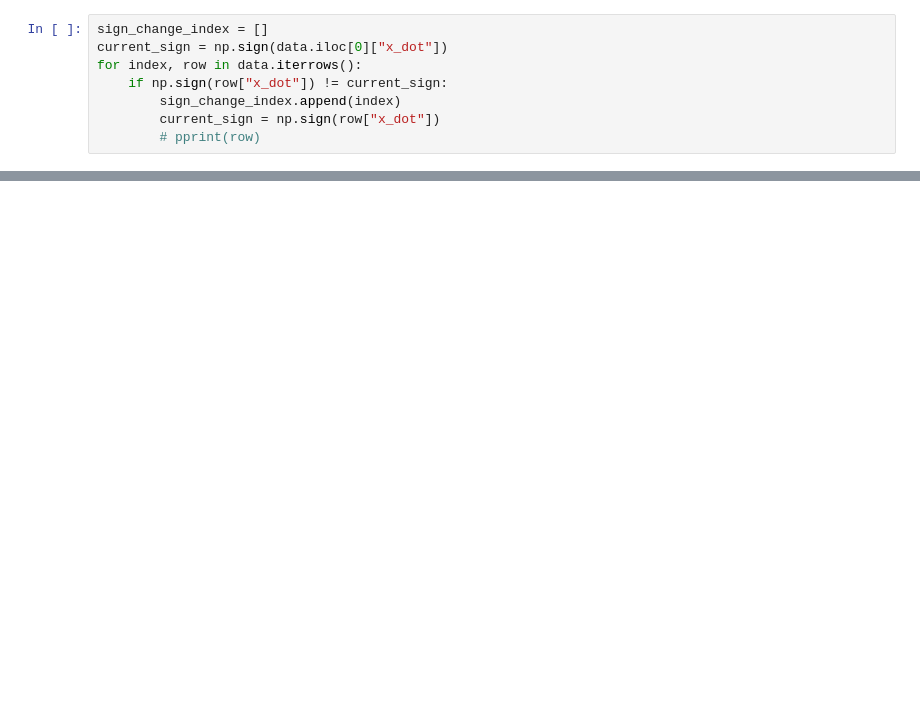
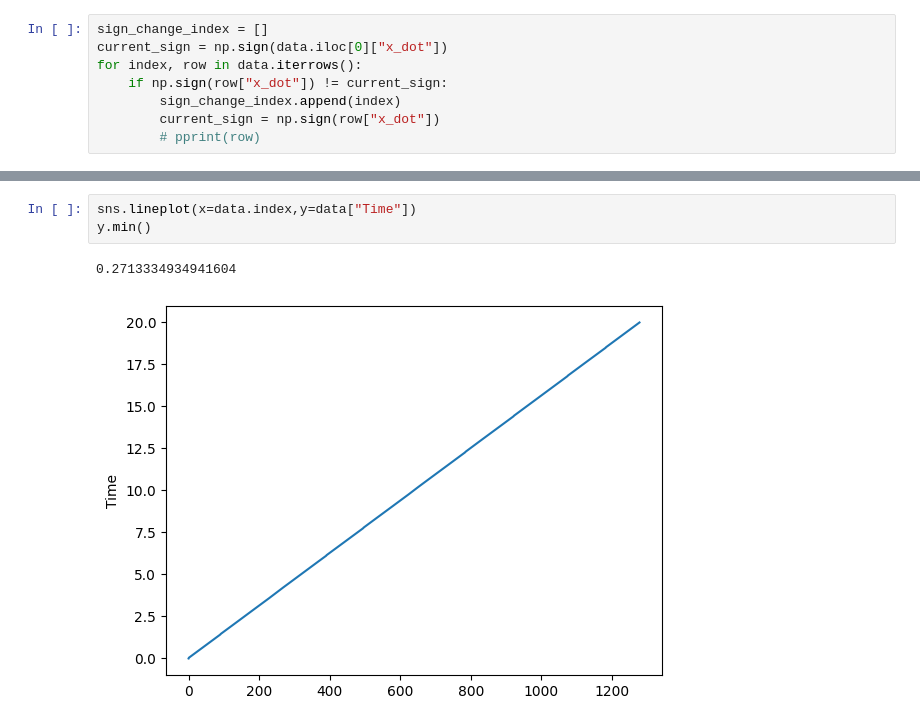
Before and after one commit to AndyBestIsBored/Desktop_Rehab, a Jupyter notebook: setup_analysis.ipynb, the cells around one changed output, grey strips where cells are left out. Drawn from its saved outputs; the diff is of its cells as text; blank space fills up the shorter version.

```diff
--- a/setup_analysis.ipynb
+++ b/setup_analysis.ipynb
@@ -98,0 +79,6 @@ average velocity:  -2.439548516830796    cm/s
+# %%
+sns.lineplot(x=data.index,y=data["Time"])
+y.min()
+# %% [output]
+0.2713334934941604
+[figure, added]
```
Also changed, not shown: parts of 8 cells of this notebook, 1 other file.
